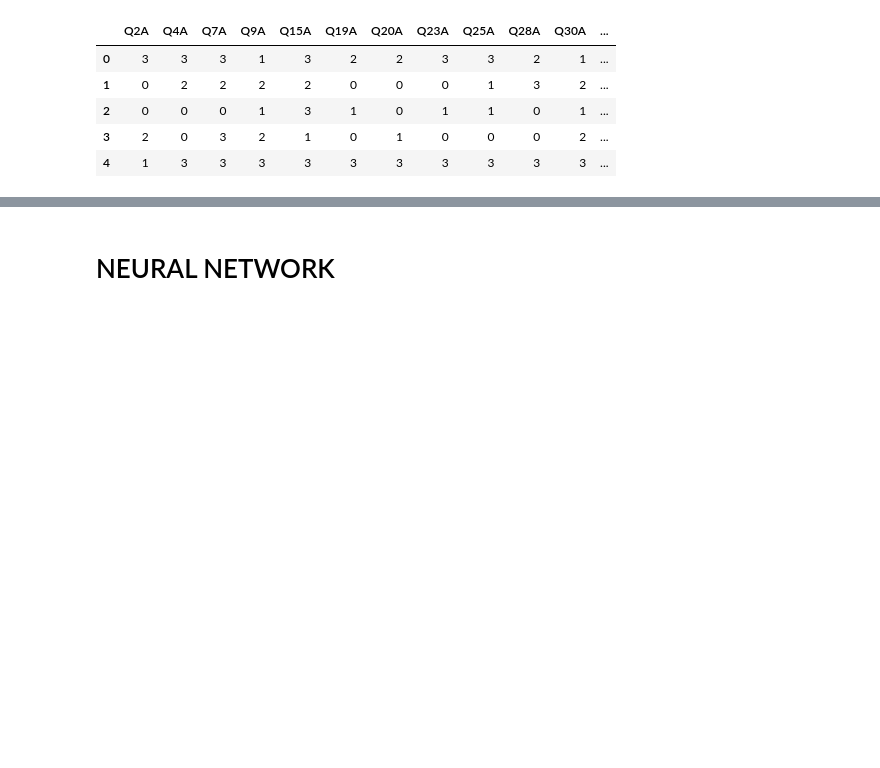
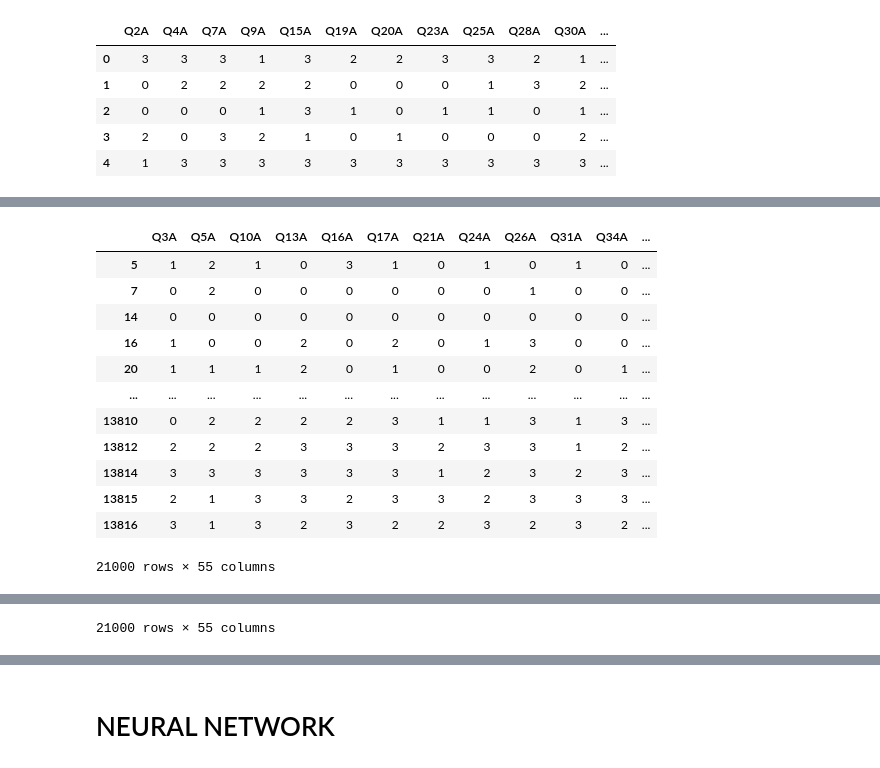
Before and after one commit to azzezzanf/MLpsychology, a Jupyter notebook: CNNTest.ipynb, the cells around one changed output, grey strips where cells are left out. Cells and saved outputs as stored; diff of their text form; code cells hidden in the pictures; blank space fills up the shorter version.

```diff
--- a/CNNTest.ipynb
+++ b/CNNTest.ipynb
@@ -29,16 +30,16 @@ data_1 = data_1.drop(time,axis=1)
 data_1 = data_1.drop(data_1.iloc[:,42:45],axis=1)
 data_2 = data_1.copy()
 # Remove VCL
-data_2 = data_2.drop(data_2.iloc[:,52:68],axis=1)
-data_2 = data_2.replace(to_replace=0,value=3)
+# data_2 = data_2.drop(data_2.iloc[:,52:68],axis=1)
+# data_2 = data_2.replace(to_replace=0,value=3)
 # Rename Ten Item Personlaity code
 data_2 = data_2.rename(columns={'TIPI1':'Extraverted-enthusiastic','TIPI2':'Critical-quarrelsome',
                             'TIPI3':'Dependable-self_disciplined','TIPI4':'Anxious-easily upset',
                             'TIPI5':'Open to new experiences-complex','TIPI6':'Reserved-quiet',
                             'TIPI7':'Sympathetic-warm','TIPI8':'Disorganized-careless','TIPI9':'Calm-emotionally_stable',
                             'TIPI10':'Conventional-uncreative'})
-print('Shape',data_1.shape)
-print('Attributes',data_1.columns)
+#print('Shape',data_1.shape)
+#print('Attributes',data_1.columns)
 print('Shape',data_2.shape)
 print('Attributes',data_2.columns)
 # %% [output]
@@ -345,0 +247,11 @@ display(data_depression.head()) #, STRESS.head(), ANXIETY.head()
+# %%
+# Simplified variable
+data_depression=DEPRESSION.copy()
+data_anxiety=ANXIETY.copy()
+data_stress=STRESS.copy()
+
+data_depression = data_depression.drop(columns=['Total_Count'])
+data_anxiety = data_anxiety.drop(columns=['Total_Count'])
+data_stress = data_stress.drop(columns=['Total_Count'])
+
+display(data_depression.head(), data_anxiety.head(), data_stress.head())
@@ -345,0 +294,50 @@ display(data_depression.head()) #, STRESS.head(), ANXIETY.head()
+# %%
+# Ngeratain condition depresi
+data_depression_test_0=data_depression.copy()
+data_depression_test_1=data_depression.copy()
+data_depression_test_2=data_depression.copy()
+
+data_depression_test_0=data_depression_test_0[data_depression_test_0.Condition == 0]
+data_depression_test_0=data_depression_test_0.iloc[:7000]
+
+data_depression_test_1=data_depression_test_1[data_depression_test_1.Condition == 1]
+data_depression_test_1=data_depression_test_1.iloc[:7000]
+
+data_depression_test_2=data_depression_test_2[data_depression_test_2.Condition == 2]
+data_depression_test_2=data_depression_test_2.iloc[:7000]
+
+#display(data_depression_test_0,data_depression_test_1,data_depression_test_2)
+result_depression=pd.concat([data_depression_test_0,data_depression_test_1,data_depression_test_2])
+
+# ngeratain condition anxiety
+data_anxiety_test_0=data_anxiety.copy()
+data_anxiety_test_1=data_anxiety.copy()
+data_anxiety_test_2=data_anxiety.copy()
+
+data_anxiety_test_0=data_anxiety_test_0[data_anxiety_test_0.Condition == 0]
+data_anxiety_test_0=data_anxiety_test_0.iloc[:7000]
+
+data_anxiety_test_1=data_anxiety_test_1[data_anxiety_test_1.Condition == 1]
+data_anxiety_test_1=data_anxiety_test_1.iloc[:7000]
+
+data_anxiety_test_2=data_anxiety_test_2[data_anxiety_test_2.Condition == 2]
+data_anxiety_test_2=data_anxiety_test_2.iloc[:7000]
+
+#display(data_depression_test_0,data_depression_test_1,data_depression_test_2)
+result_anxiety=pd.concat([data_anxiety_test_0,data_anxiety_test_1,data_anxiety_test_2])
+
+display(result_depression,result_anxiety)
+# %% [output]
+|  | Q3A | Q5A | Q10A | Q13A | Q16A | Q17A | Q21A | Q24A | Q26A | Q31A | Q34A | ... |
+| 5 | 1 | 2 | 1 | 0 | 3 | 1 | 0 | 1 | 0 | 1 | 0 | ... |
+| 7 | 0 | 2 | 0 | 0 | 0 | 0 | 0 | 0 | 1 | 0 | 0 | ... |
+| 14 | 0 | 0 | 0 | 0 | 0 | 0 | 0 | 0 | 0 | 0 | 0 | ... |
+| 16 | 1 | 0 | 0 | 2 | 0 | 2 | 0 | 1 | 3 | 0 | 0 | ... |
+| 20 | 1 | 1 | 1 | 2 | 0 | 1 | 0 | 0 | 2 | 0 | 1 | ... |
+| ... | ... | ... | ... | ... | ... | ... | ... | ... | ... | ... | ... | ... |
+| 13810 | 0 | 2 | 2 | 2 | 2 | 3 | 1 | 1 | 3 | 1 | 3 | ... |
+| 13812 | 2 | 2 | 2 | 3 | 3 | 3 | 2 | 3 | 3 | 1 | 2 | ... |
+| 13814 | 3 | 3 | 3 | 3 | 3 | 3 | 1 | 2 | 3 | 2 | 3 | ... |
+| 13815 | 2 | 1 | 3 | 3 | 2 | 3 | 3 | 2 | 3 | 3 | 3 | ... |
+| 13816 | 3 | 1 | 3 | 2 | 3 | 2 | 2 | 3 | 2 | 3 | 2 | ... |
+21000 rows × 55 columns
@@ -345,0 +356 @@ display(data_depression.head()) #, STRESS.head(), ANXIETY.head()
+21000 rows × 55 columns
```
Also changed, not shown: parts of 24 cells of this notebook.
